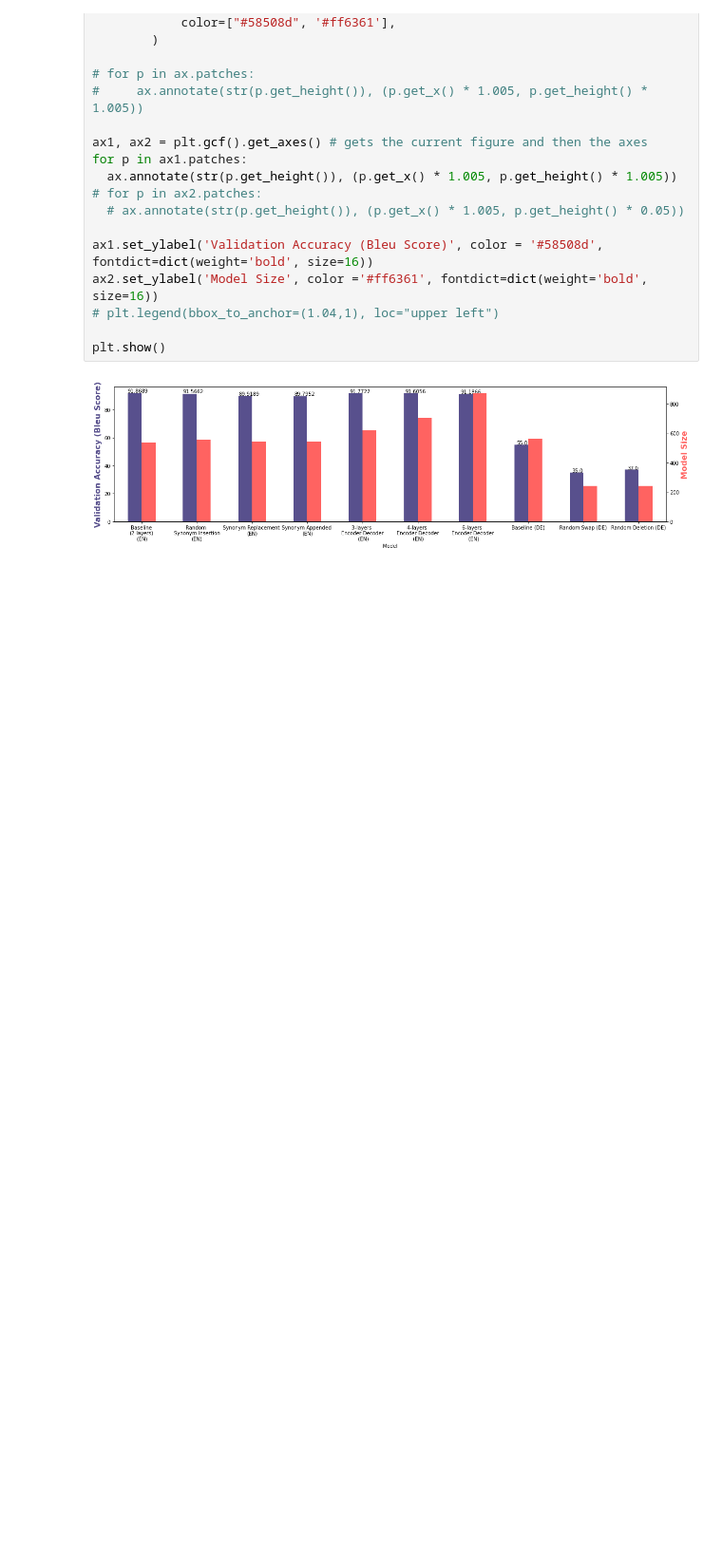
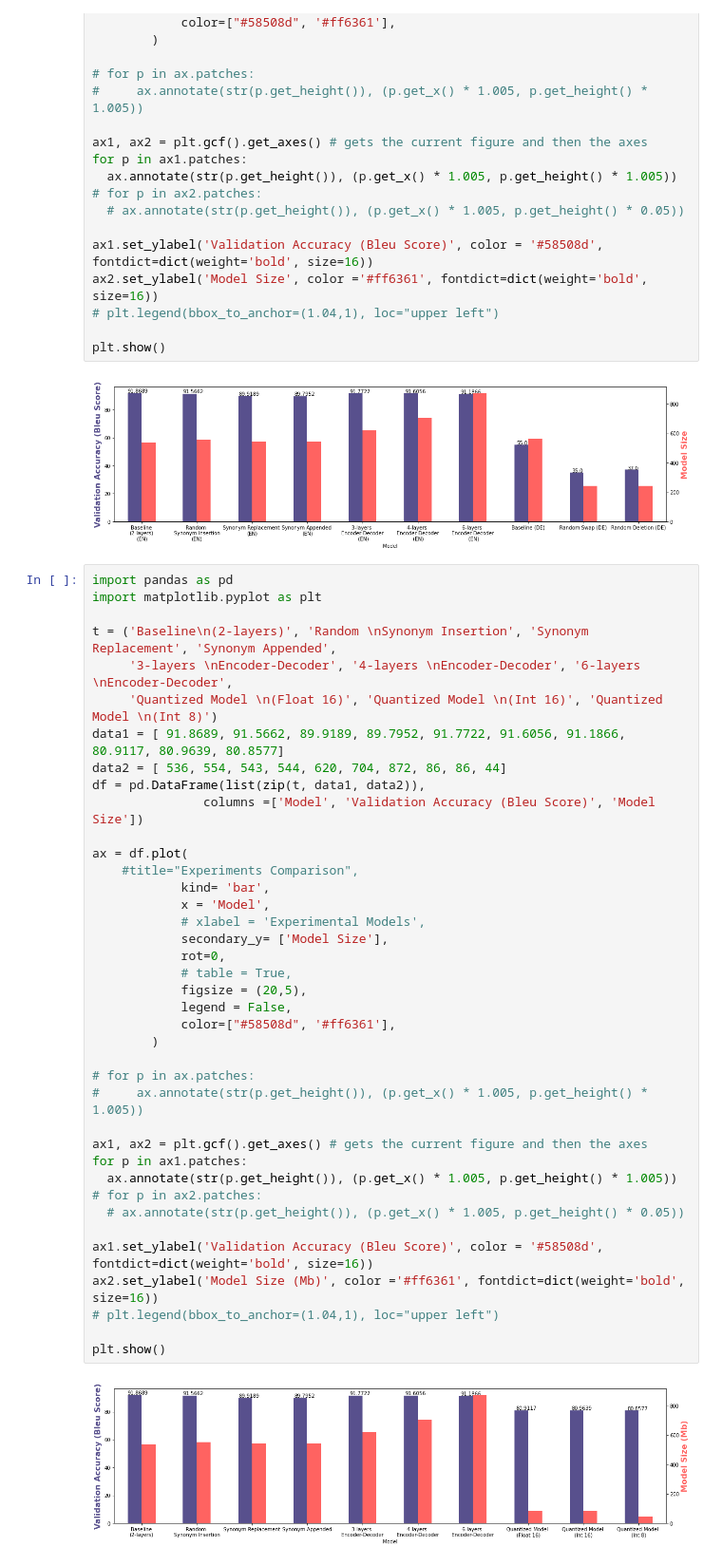
Before and after one commit to nlavee/slt-cs230, a Jupyter notebook: Milestone_Charts_Generator.ipynb, the cells around one changed output. Shown at 95% size. Cells and saved outputs as stored; diff of their text form; blank space fills up the shorter version.

Commit message:
Added some data for quantized model with size and bleu 4 scores.

```diff
--- a/Milestone_Charts_Generator.ipynb
+++ b/Milestone_Charts_Generator.ipynb
@@ -81,3 +81,44 @@ ax2.set_ylabel('Model Size', color ='#ff6361', fontdict=dict(weight='bold', size
 plt.show()
 # %% [output]
 [figure]
+# %%
+import pandas as pd
+import matplotlib.pyplot as plt
+
+t = ('Baseline\n(2-layers)', 'Random \nSynonym Insertion', 'Synonym Replacement', 'Synonym Appended',
+     '3-layers \nEncoder-Decoder', '4-layers \nEncoder-Decoder', '6-layers \nEncoder-Decoder',
+     'Quantized Model \n(Float 16)', 'Quantized Model \n(Int 16)', 'Quantized Model \n(Int 8)')
+data1 = [ 91.8689, 91.5662, 89.9189, 89.7952, 91.7722, 91.6056, 91.1866, 80.9117, 80.9639, 80.8577]
+data2 = [ 536, 554, 543, 544, 620, 704, 872, 86, 86, 44]
+df = pd.DataFrame(list(zip(t, data1, data2)),
+               columns =['Model', 'Validation Accuracy (Bleu Score)', 'Model Size'])
+
+ax = df.plot(
+    #title="Experiments Comparison",
+            kind= 'bar',
+            x = 'Model',
+            # xlabel = 'Experimental Models',
+            secondary_y= ['Model Size'],
+            rot=0,
+            # table = True,
+            figsize = (20,5),
+            legend = False,
+            color=["#58508d", '#ff6361'],
+        )
+
+# for p in ax.patches:
+#     ax.annotate(str(p.get_height()), (p.get_x() * 1.005, p.get_height() * 1.005))
+
+ax1, ax2 = plt.gcf().get_axes() # gets the current figure and then the axes
+for p in ax1.patches:
+  ax.annotate(str(p.get_height()), (p.get_x() * 1.005, p.get_height() * 1.005))
+# for p in ax2.patches:
+  # ax.annotate(str(p.get_height()), (p.get_x() * 1.005, p.get_height() * 0.05))
+
+ax1.set_ylabel('Validation Accuracy (Bleu Score)', color = '#58508d', fontdict=dict(weight='bold', size=16))
+ax2.set_ylabel('Model Size (Mb)', color ='#ff6361', fontdict=dict(weight='bold', size=16))
+# plt.legend(bbox_to_anchor=(1.04,1), loc="upper left")
+
+plt.show()
+# %% [output]
+[figure, added]
```
